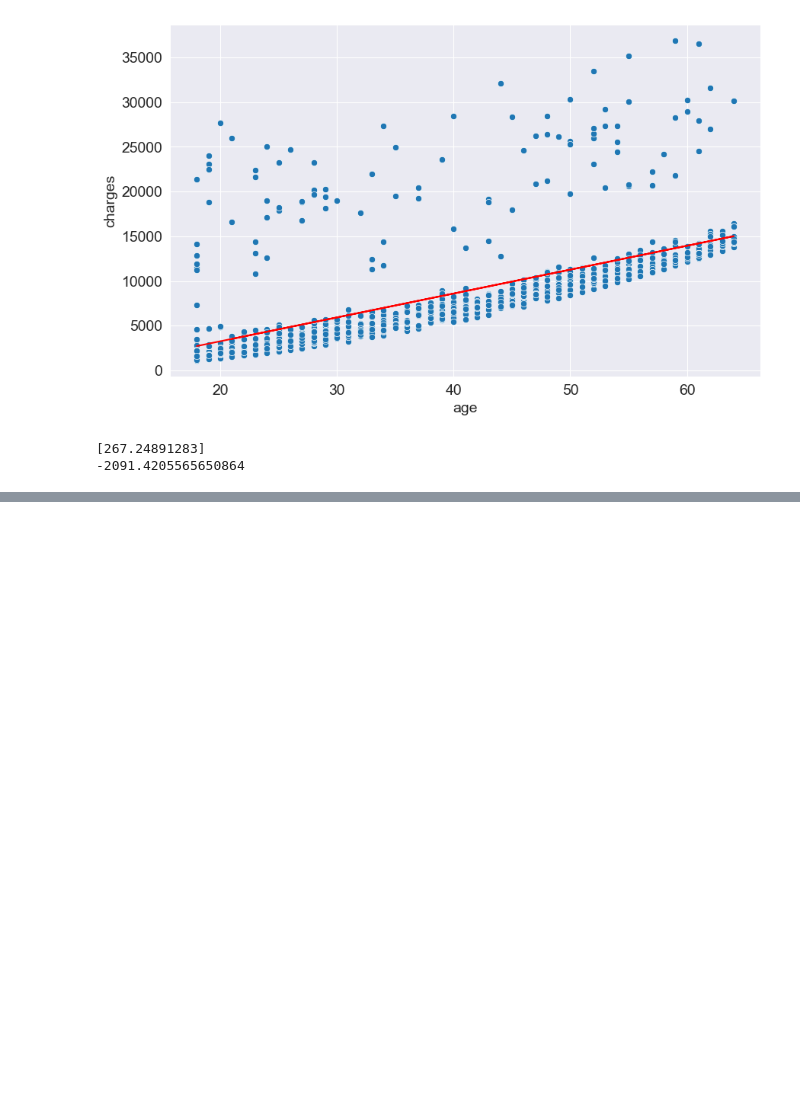
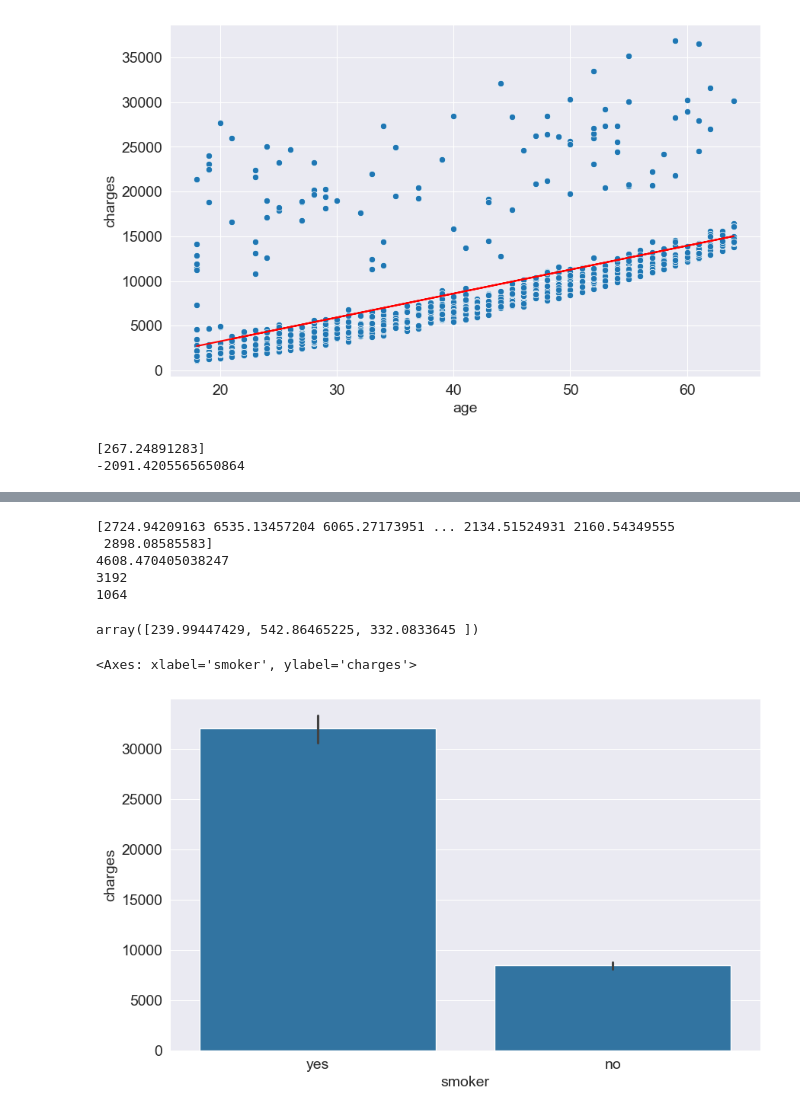
Before and after one commit to Ajay-Chelliah/ML, a Jupyter notebook: linear_regression/linear_regression.ipynb, the cells around one changed output, grey strips where cells are left out. Cells and saved outputs as stored; diff of their text form; code cells hidden in the pictures; blank space fills up the shorter version.

```diff
--- a/linear_regression/linear_regression.ipynb
+++ b/linear_regression/linear_regression.ipynb
@@ -301,0 +312,25 @@ print(model.intercept_)
+# %%
+inputs = non_smoker[['age','children','bmi']]
+targets = non_smoker['charges']
+model = LinearRegression()
+model.fit(inputs,targets)
+prediction = model.predict(inputs)
+print(prediction)
+print(rmse(prediction , targets))
+print(inputs.size)
+print(targets.size)
+# %% [output]
+[2724.94209163 6535.13457204 6065.27173951 ... 2134.51524931 2160.54349555
+ 2898.08585583]
+4608.470405038247
+3192
+1064
+# %%
+model.coef_
+# %% [output]
+array([239.99447429, 542.86465225, 332.0833645 ])
+# %%
+sns.barplot(df, x= 'smoker' , y = 'charges')
+# %% [output]
+<Axes: xlabel='smoker', ylabel='charges'>
+[figure, added]
```
Also changed, not shown: parts of 18 cells of this notebook.
